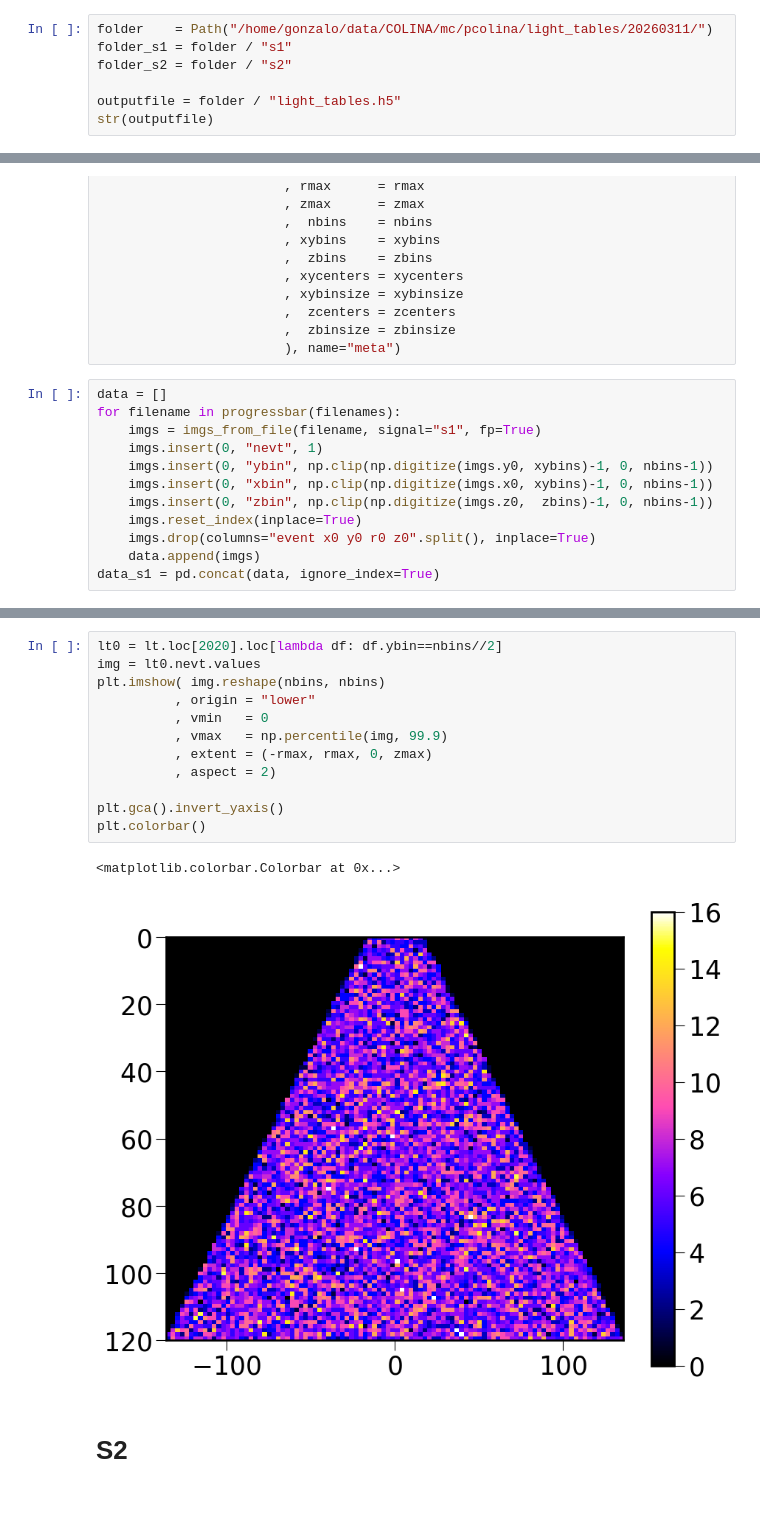
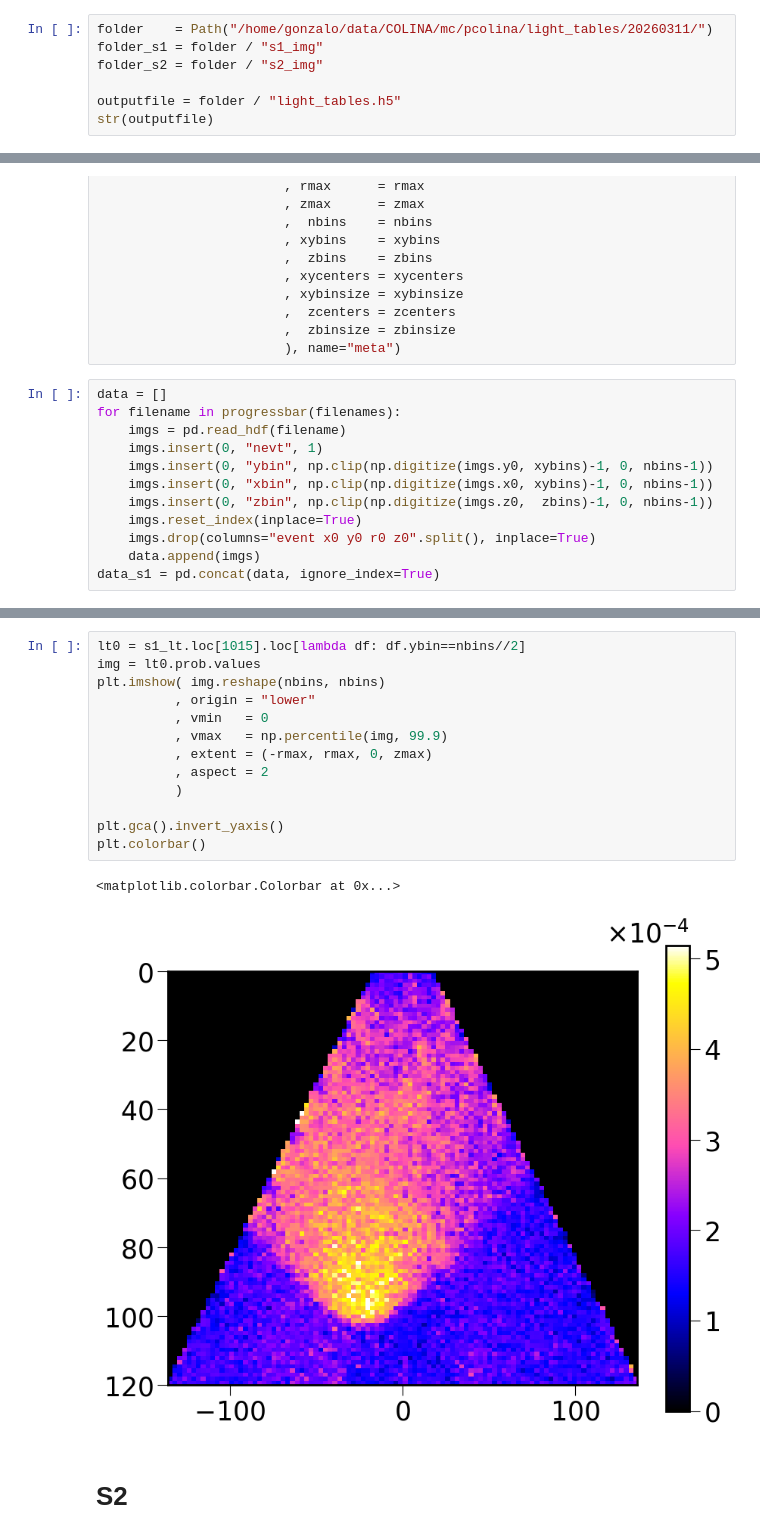
Before and after one commit to gonzaponte/colina, a Jupyter notebook: simulation/light_tables.ipynb, the cells around one changed output, grey strips where cells are left out. Saved outputs shown, nothing was run; the diff lists cells and outputs as text; blank space fills up the shorter version.

```diff
--- a/simulation/light_tables.ipynb
+++ b/simulation/light_tables.ipynb
@@ -21,8 +21,8 @@ from utils import *
 %autoreload 2
 # %%
 folder    = Path("/home/gonzalo/data/COLINA/mc/pcolina/light_tables/20260311/")
-folder_s1 = folder / "s1"
-folder_s2 = folder / "s2"
+folder_s1 = folder / "s1_img"
+folder_s2 = folder / "s2_img"
 
 outputfile = folder / "light_tables.h5"
 str(outputfile)
@@ -83,7 +82,7 @@ meta_s1 = pd.Series(dict( **conf
 # %%
 data = []
 for filename in progressbar(filenames):
-    imgs = imgs_from_file(filename, signal="s1", fp=True)
+    imgs = pd.read_hdf(filename)
     imgs.insert(0, "nevt", 1)
     imgs.insert(0, "ybin", np.clip(np.digitize(imgs.y0, xybins)-1, 0, nbins-1))
     imgs.insert(0, "xbin", np.clip(np.digitize(imgs.x0, xybins)-1, 0, nbins-1))
@@ -167,18 +156,19 @@ s1_lt
 # %%
-lt0 = lt.loc[2020].loc[lambda df: df.ybin==nbins//2]
-img = lt0.nevt.values
+lt0 = s1_lt.loc[1015].loc[lambda df: df.ybin==nbins//2]
+img = lt0.prob.values
 plt.imshow( img.reshape(nbins, nbins)
           , origin = "lower"
           , vmin   = 0
           , vmax   = np.percentile(img, 99.9)
           , extent = (-rmax, rmax, 0, zmax)
-          , aspect = 2)
+          , aspect = 2
+          )
 
 plt.gca().invert_yaxis()
 plt.colorbar()
 # %% [output]
 <matplotlib.colorbar.Colorbar at 0x...>
-[figure, old version]
+[figure, new version]
 # %% [markdown]
 # S2
 # %%
```
Also changed, not shown: parts of 13 cells of this notebook.
